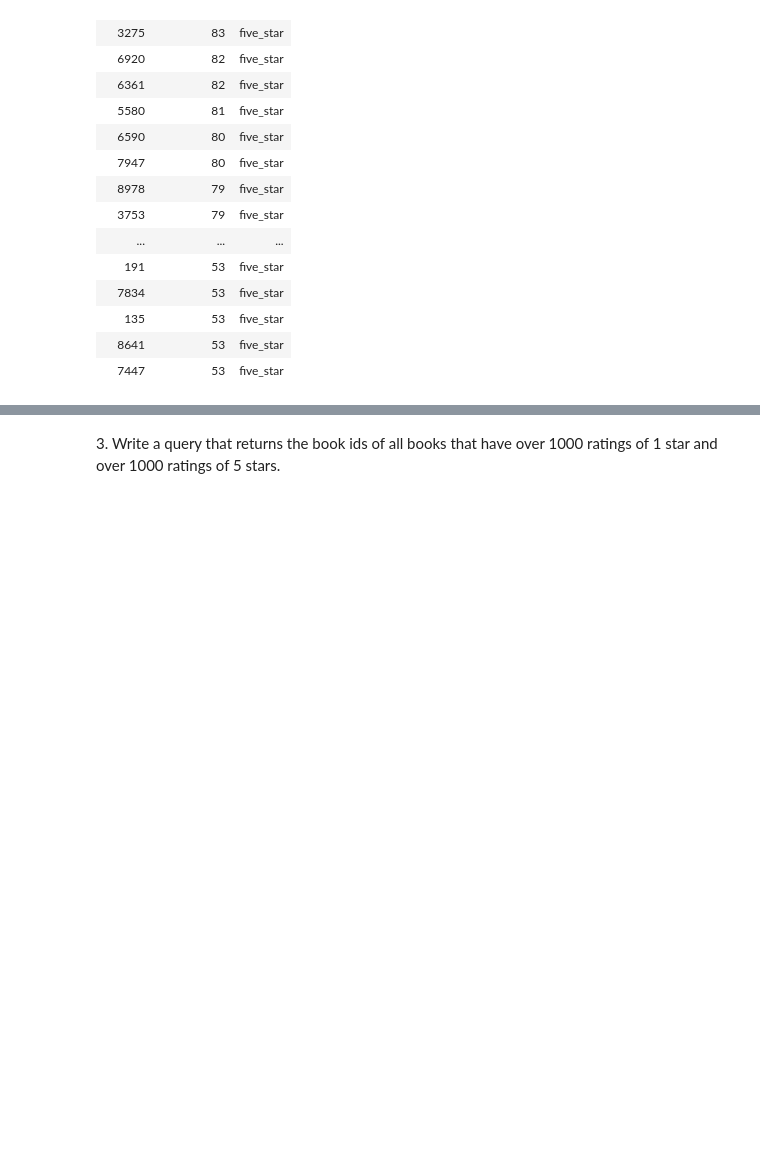
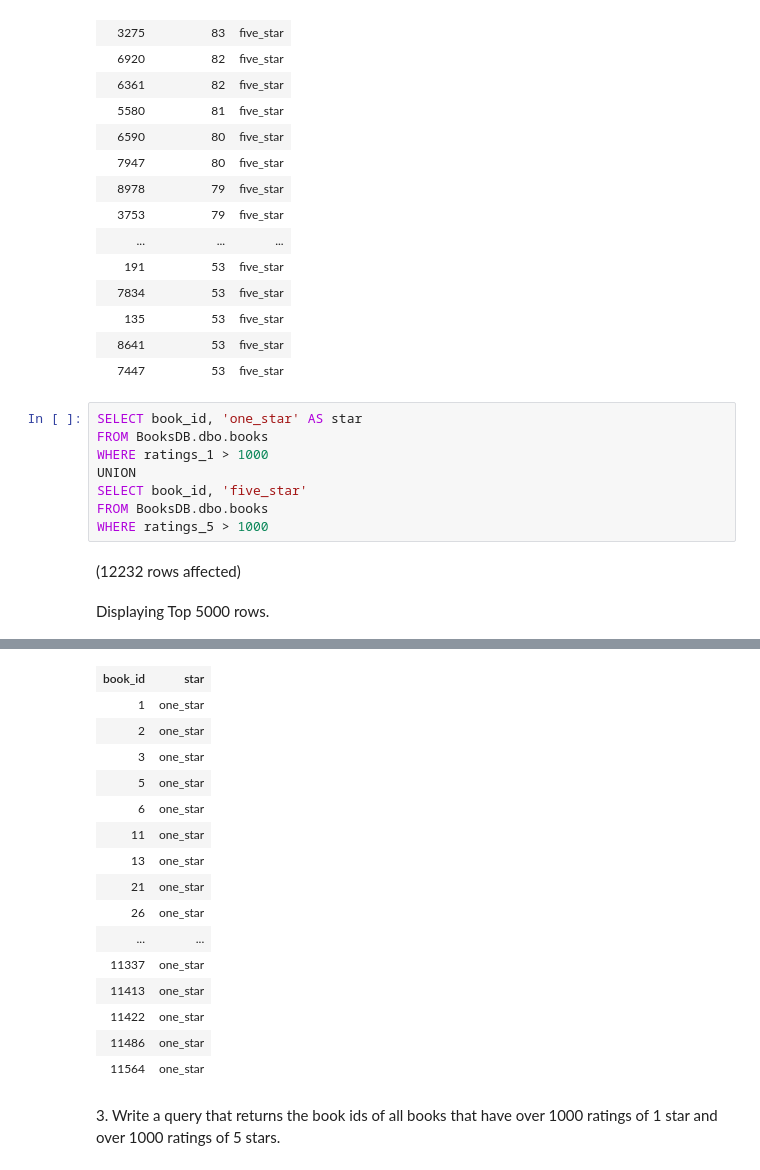
Before and after one commit to alanahmeeks/sql-part4-exercises.class_14, a Jupyter notebook: sql-part4.ipynb, the cells around one changed output, grey strips where cells are left out. Drawn from its saved outputs; the diff is of its cells as text; blank space fills up the shorter version.

```diff
--- a/sql-part4.ipynb
+++ b/sql-part4.ipynb
@@ -80,3 +99,14 @@ Total execution time: 00:00:01.102
 | 135 | 53 | five_star |
 | 8641 | 53 | five_star |
 | 7447 | 53 | five_star |
+# %%
+SELECT book_id, 'one_star' AS star
+FROM BooksDB.dbo.books
+WHERE ratings_1 > 1000
+UNION
+SELECT book_id, 'five_star'
+FROM BooksDB.dbo.books
+WHERE ratings_5 > 1000
+# %% [output]
+(12232 rows affected)
+Displaying Top 5000 rows.
@@ -83,2 +114,18 @@ Total execution time: 00:00:01.102
+| book_id | star |
+| 1 | one_star |
+| 2 | one_star |
+| 3 | one_star |
+| 5 | one_star |
+| 6 | one_star |
+| 11 | one_star |
+| 13 | one_star |
+| 21 | one_star |
+| 26 | one_star |
+| ... | ... |
+| 11337 | one_star |
+| 11413 | one_star |
+| 11422 | one_star |
+| 11486 | one_star |
+| 11564 | one_star |
 # %% [markdown]
 3. Write a query that returns the book ids of all books that have over 1000 ratings of 1 star and over 1000 ratings of 5 stars.
```
Also changed, not shown: parts of 8 cells of this notebook.
